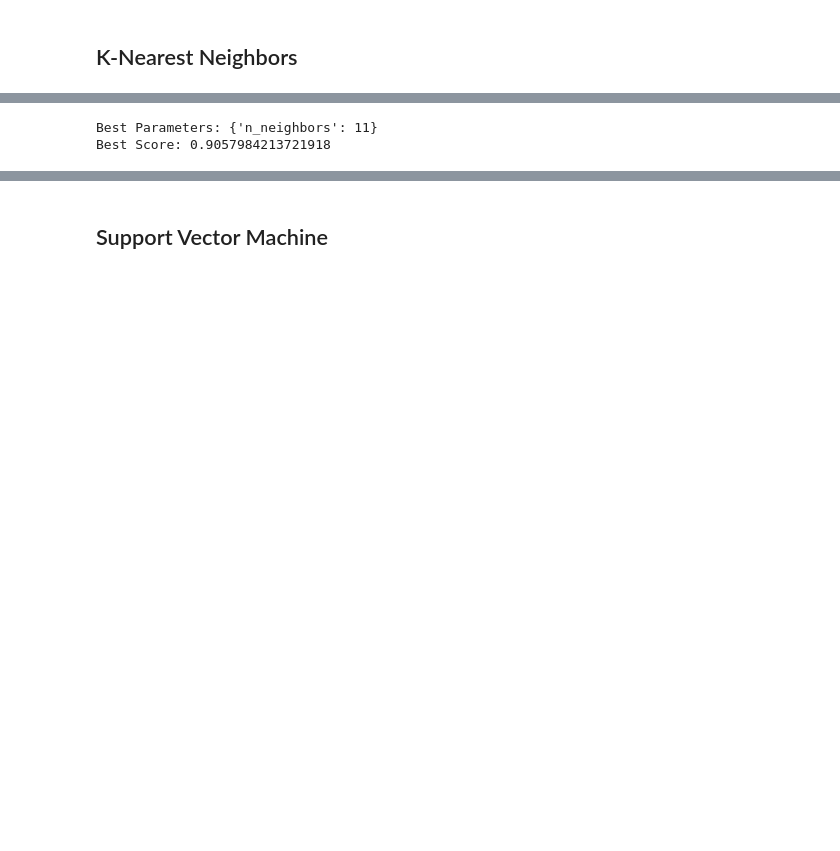
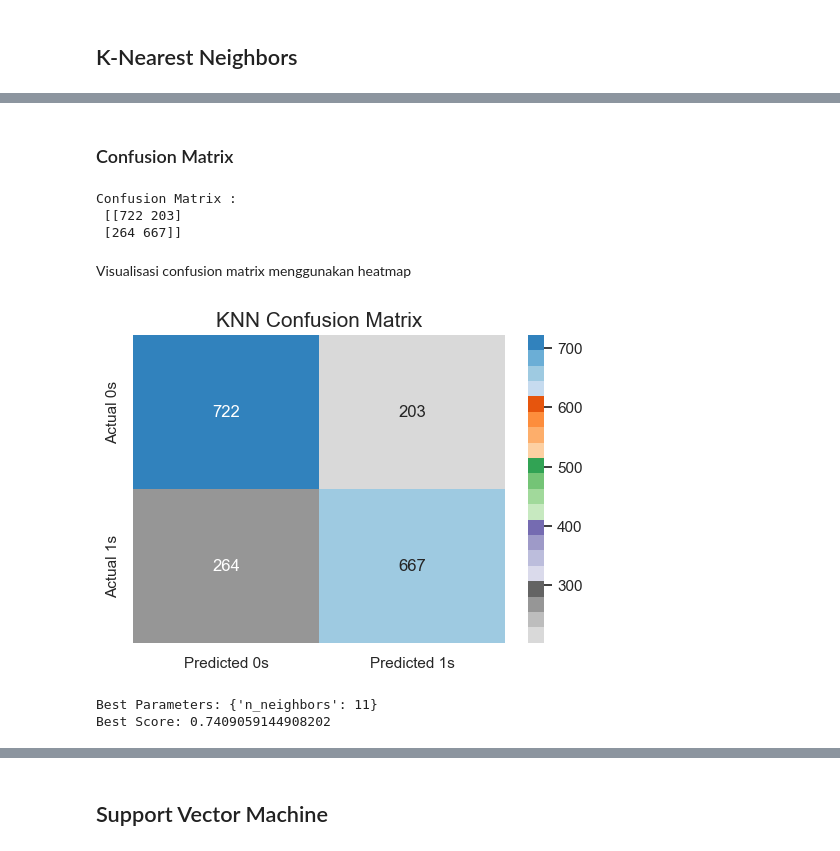
Before and after one commit to ria-fajriyah/BankMarketing_Dataset, a Jupyter notebook: PYTN_Assgn_3_4_Nurul Fajriyah Al Maulidiyah.ipynb, the cells around one changed output, grey strips where cells are left out. Saved outputs shown, nothing was run; the diff lists cells and outputs as text; code cells hidden in the pictures; blank space fills up the shorter version.

```diff
--- a/PYTN_Assgn_3_4_Nurul Fajriyah Al Maulidiyah.ipynb
+++ b/PYTN_Assgn_3_4_Nurul Fajriyah Al Maulidiyah.ipynb
@@ -336,0 +404,15 @@ Confusion Matrix :
+# %%
+# Define hyperparameters to be tuned
+param_grid = {
+    'penalty':['l1','l2'],
+    'C' : [0.1, 1, 10]
+}
+
+
+# Grid search to find best hyperparameters
+grid_search = GridSearchCV(estimator=lr, param_grid=param_grid, cv=5)
+grid_search.fit(x_train_scaled, y_train)
+
+# Print best parameters and accuracy
+print("Best Parameters:", grid_search.best_params_)
+print("Best Accuracy:", grid_search.best_score_)
@@ -337,2 +447,11 @@ Confusion Matrix :
 # %% [markdown]
 ## K-Nearest Neighbors
+# %%
+knn = KNeighborsClassifier()
+knn.fit(x_train_scaled, y_train)
+
+y_pred2 = knn.predict(x_test_scaled)
+
+akurasi2 = accuracy_score(y_test, y_pred2)
+
+print("Akurasi Model :", akurasi2)
@@ -339,7 +474,25 @@ Confusion Matrix :
+# %% [markdown]
+### Confusion Matrix
+# %%
+cm2 = confusion_matrix(y_test, y_pred2)
+
+print("Confusion Matrix :", "\n", cm2)
+# %% [output]
+Confusion Matrix :
+ [[722 203]
+ [264 667]]
+# %% [markdown]
+Visualisasi confusion matrix menggunakan heatmap
+# %%
+fig, ax = plt.subplots(figsize=(6,4))
+ax.set_title("KNN Confusion Matrix", fontsize=15)
+sns.heatmap(cm2, annot=True, cmap='tab20c_r', fmt='g',
+            xticklabels = ('Predicted 0s','Predicted 1s'),
+            yticklabels = ('Actual 0s','Actual 1s'));
+# %% [output]
+[figure, added]
 # %%
 param_grid = {'n_neighbors': [3, 5, 7, 9, 11]}
-
-knn = KNeighborsClassifier()
 
 grid_search = GridSearchCV(knn, param_grid, cv=5)
 
@@ -349,7 +502,7 @@ print(f"Best Parameters: {grid_search.best_params_}")
 print(f"Best Score: {grid_search.best_score_}")
 # %% [output]
 Best Parameters: {'n_neighbors': 11}
-Best Score: 0.9057984213721918
+Best Score: 0.7409059144908202
 # %%
 k = 11
 knn = KNeighborsClassifier(n_neighbors=k)
```
Also changed, not shown: parts of 53 cells of this notebook, 1 other file.
